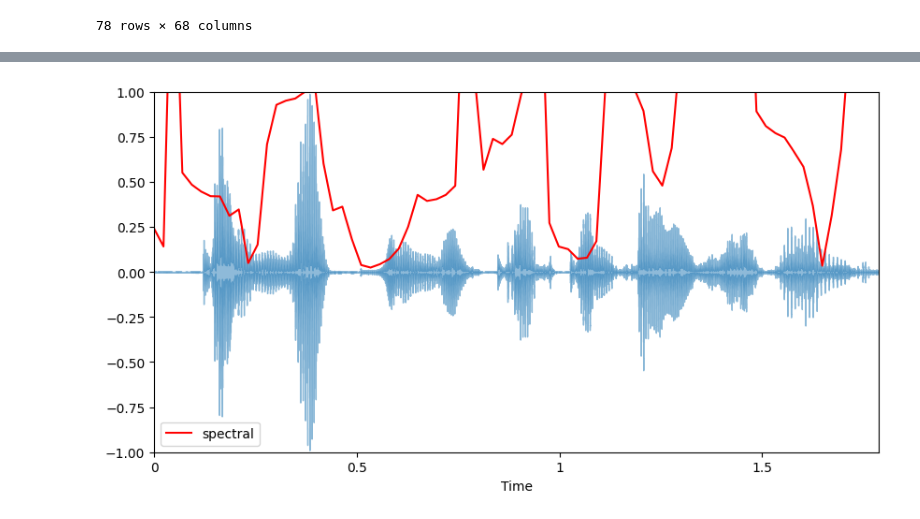
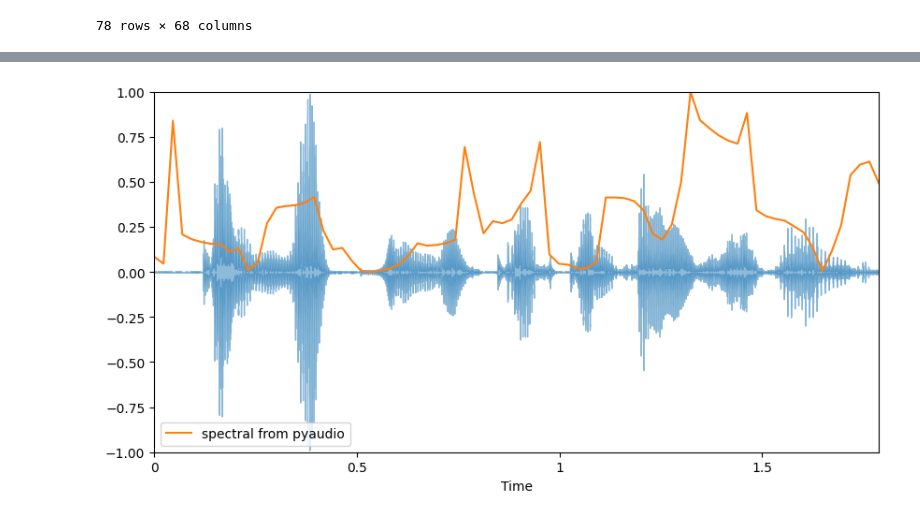
Before and after one commit to kimlindner/automatic_speech_emotion_recognition, a Jupyter notebook: notebooks/data_exploration.ipynb, the cells around one changed output, grey strips where cells are left out. Saved outputs shown, nothing was run; the diff lists cells and outputs as text; code cells hidden in the pictures.

```diff
--- a/notebooks/data_exploration.ipynb
+++ b/notebooks/data_exploration.ipynb
@@ -635,3 +595,6 @@ features_df
 | 76 | 0.106986 | 0.000015 | 2.935837 | 0.202493 | 0.158357 | 1.575785 | 0.002076 | ... |
 | 77 | 0.077186 | 0.000008 | 2.799584 | 0.206802 | 0.189225 | 1.273937 | 0.001788 | ... |
 78 rows × 68 columns
+# %%
+spectral_ent_norm = (features[5] - np.min(features[5])) / (np.max(features[5]) - np.min(features[5]))
+spectral_ent_norm
@@ -638,12 +618,12 @@ features_df
 # %%
 t = librosa.frames_to_time(range(78), hop_length=512)
 
 plt.figure(figsize=(10, 5))
 librosa.display.waveshow(audio1, alpha=0.5)
-plt.plot(t, features[5], color="r", label='spectral')
+plt.plot(t, spectral_ent_norm, label='spectral from pyaudio')
 plt.ylim((-1, 1))
 plt.xlim((t[0],t[-1]))
 plt.legend()
 plt.show()
 # %% [output]
-[figure, old version]
+[figure, new version]
```
Also changed, not shown: parts of 56 cells of this notebook.
